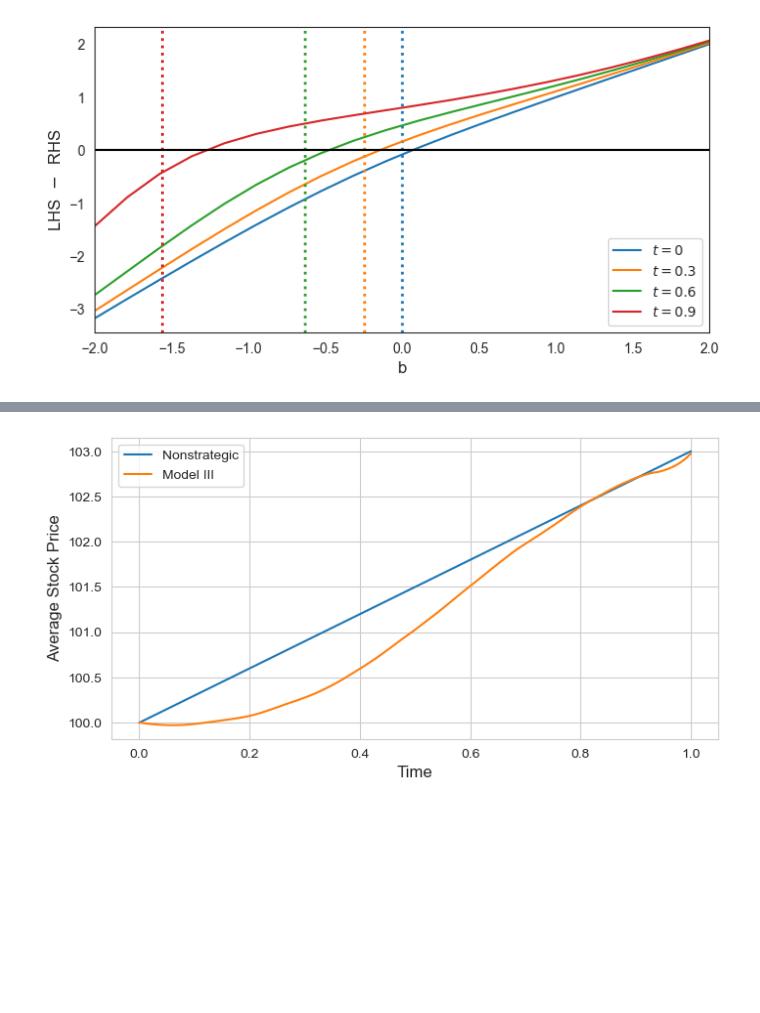
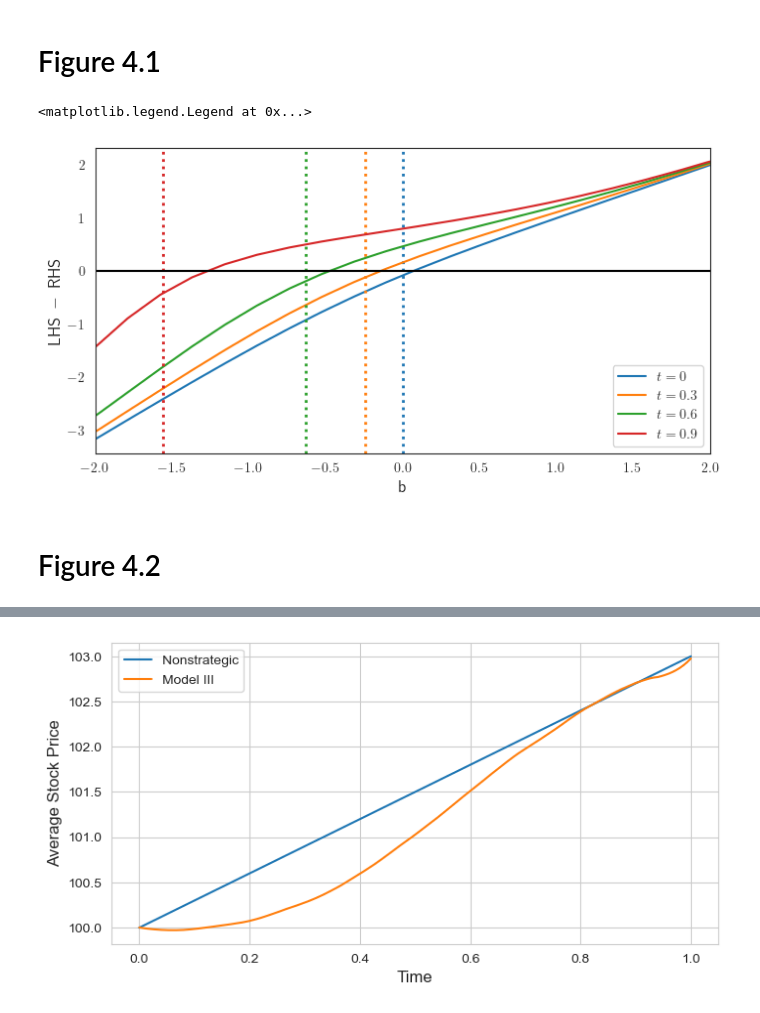
Before and after one commit to kerryback/announcements, a Jupyter notebook: Code/figures_model3.ipynb, the cells around one changed output, grey strips where cells are left out. Saved outputs shown, nothing was run; the diff lists cells and outputs as text; code cells hidden in the pictures; blank space fills up the shorter version.

Commit message:
Updated the Jupyter Notebooks for the figures.

```diff
--- a/Code/figures_model3.ipynb
+++ b/Code/figures_model3.ipynb
@@ -430,27 +145,32 @@ fig.savefig(f"{FigureDir}/model3_fixedpoint.pdf", bbox_inches='tight')
+# %% [markdown]
+# Figure 4.1
 # %%
 # show b(t) is unique and decreasing in t (1 panel - used in paper)
 sns.set_style('white')
 rho = 0.5
 npoints = 20
 
 grid = np.linspace(-2, 2, npoints)
 t_values = [0, 0.3, 0.6, 0.9]
 fig, ax = plt.subplots()
 
 for t, c in zip(t_values, colors[:4]):
-    eq42values = [Eq42(b, t, rho) for b in grid]
+    eq42values = [Eq47(b, t, rho) for b in grid]
     foc_values = [x[0]-x[1] for x in eq42values]
     ax.plot(grid, foc_values, label=f'$t={t}$', color=c)
     ax.axvline(x=finv(t)*np.sqrt((1+rho)/(1-rho)), color=c, linestyle=':', lw=2)
 ax.axhline(y=0, color='black')
 ax.set_xlabel('b')
 ax.set_ylabel(r'LHS $\,-\,$ RHS')
 ax.set_xlim((-2, 2))
 ax.legend(loc="lower right")
 
 fig.savefig(f"{FigureDir}/model3_fixedpoint.pdf")
 # %% [output]
+<matplotlib.legend.Legend at 0x...>
-[figure, old version]
+[figure, new version]
+# %% [markdown]
+# Figure 4.2
 # %%
 # show G/H is decreasing in y
 
```
Also changed, not shown: parts of 8 cells of this notebook, 3 other files.
